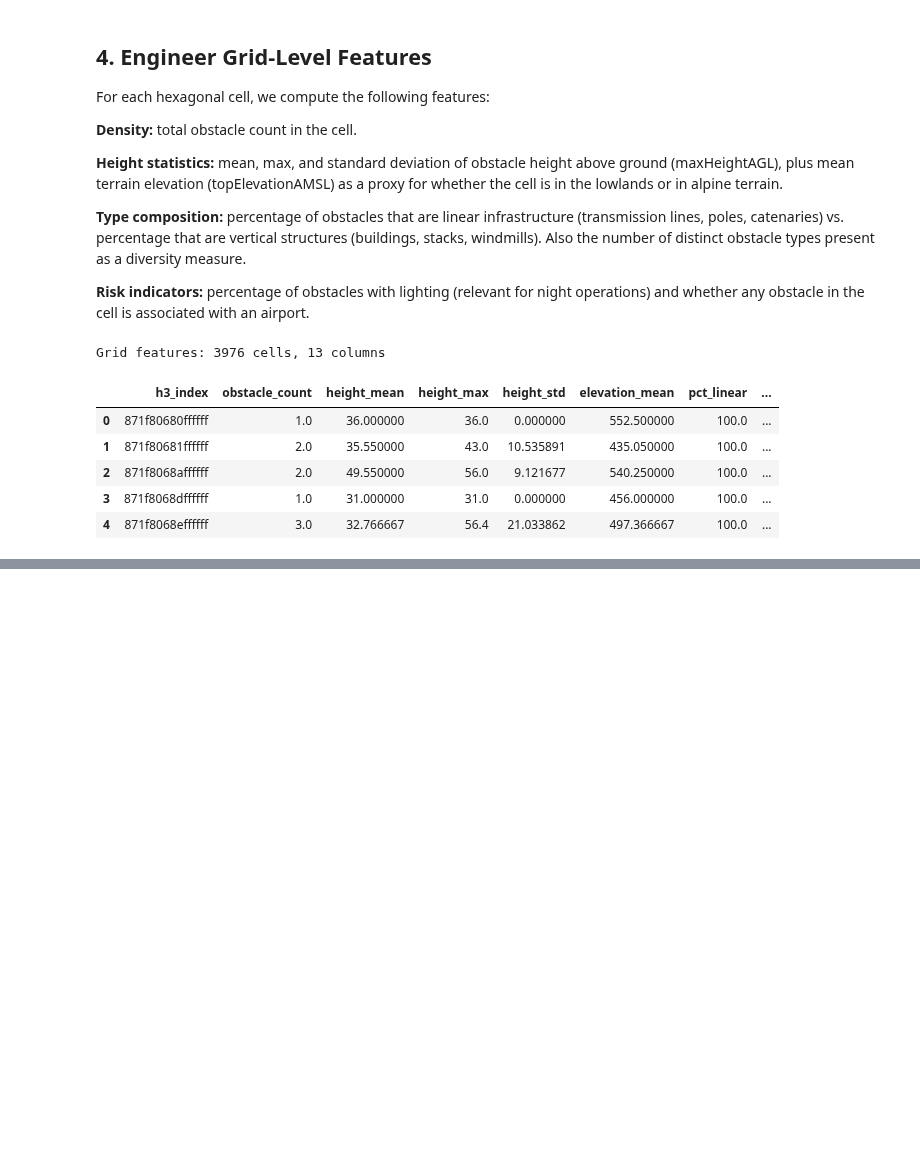
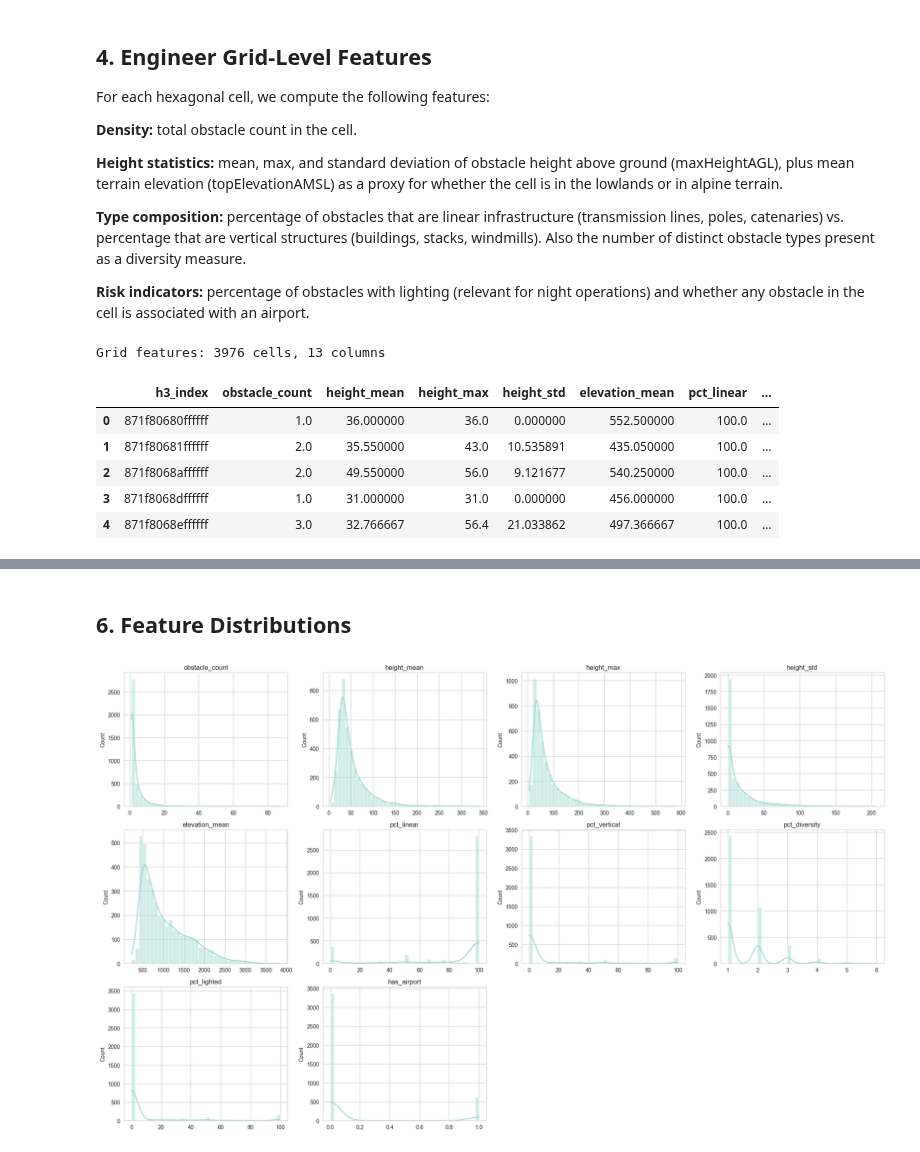
Before and after one commit to maybebool/swiss-airspace-obstacle-profiling, a Jupyter notebook: notebooks/Feature_Engineering.ipynb, the cells around one changed output, grey strips where cells are left out. Cells and saved outputs as stored; diff of their text form; code cells hidden in the pictures; blank space fills up the shorter version.

```diff
--- a/notebooks/Feature_Engineering.ipynb
+++ b/notebooks/Feature_Engineering.ipynb
@@ -134,0 +139,6 @@ Grid features: 3976 cells, 13 columns
+# %%
+feature_cols = ['obstacle_count', 'height_mean', 'height_max', 'height_std',
+                'elevation_mean', 'pct_linear', 'pct_vertical', 'pct_diversity',
+                'pct_lighted', 'has_airport']
+
+grid[feature_cols].describe().round(2)
@@ -134,0 +155,20 @@ Grid features: 3976 cells, 13 columns
+# %% [markdown]
+## 6. Feature Distributions
+# %%
+fig, axes = plt.subplots(3, 4, figsize=(20, 12))
+axes = axes.flatten()
+
+for i, col in enumerate(feature_cols):
+    ax = axes[i]
+    sns.histplot(grid[col], bins=40, kde=True, ax=ax, alpha=0.4)
+    ax.set_title(col)
+    ax.set_xlabel('')
+
+# Hide unused subplot
+for j in range(len(feature_cols), len(axes)):
+    axes[j].set_visible(False)
+
+plt.tight_layout()
+plt.show()
+# %% [output]
+[figure, added]
```
Also changed, not shown: parts of 12 cells of this notebook, 1 other file.
